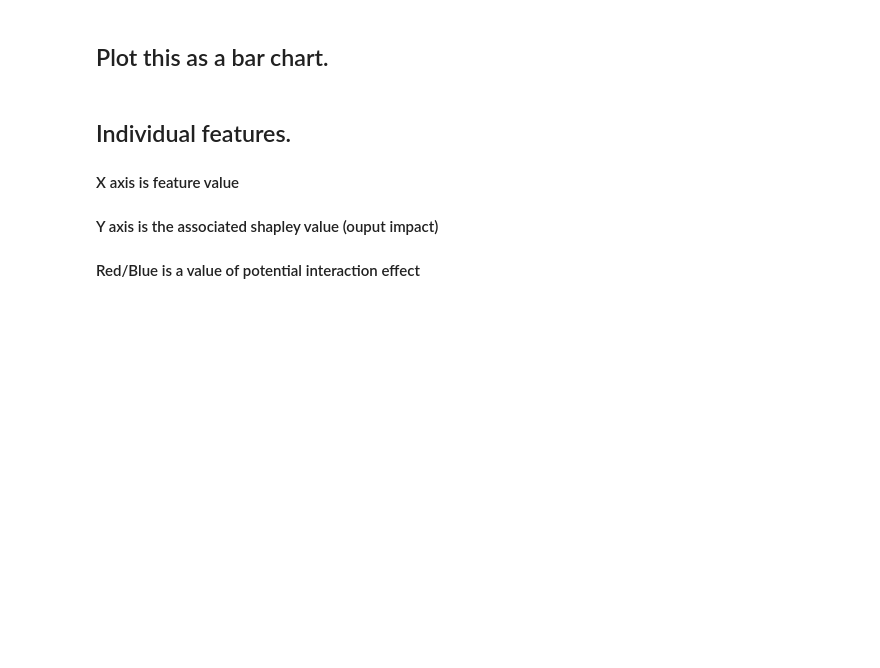
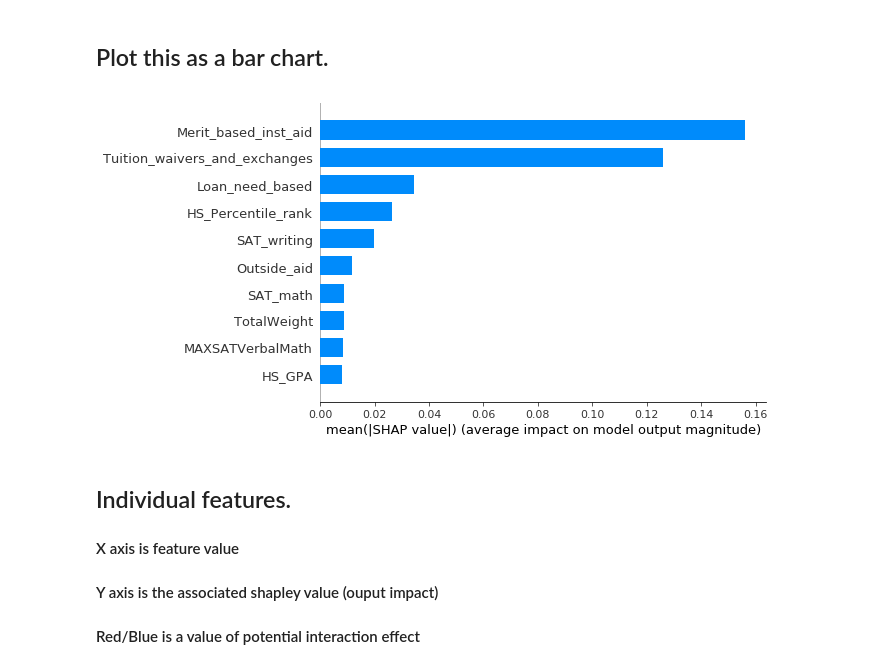
Before and after one commit to stibbs1998/Siena-Admissions-Internship, a Jupyter notebook: notebooks/014-st-feature_importance.ipynb, the cells around one changed output. Cells and saved outputs as stored; diff of their text form; code cells hidden in the pictures; blank space fills up the shorter version.

```diff
--- a/notebooks/014-st-feature_importance.ipynb
+++ b/notebooks/014-st-feature_importance.ipynb
@@ -45,8 +76,11 @@ shap.summary_plot(shap_values[0], X, max_display=10,
 # %% [markdown]
 ## Plot this as a bar chart.
 # %%
-shap.summary_plot(shap_values[0], X, max_display=10,
+shap.summary_plot(shap_values, X, max_display=10, show=False,
                   plot_type='bar')
+plt.savefig("../reports/figures/feature_importance/shapley_summary_bar.png")
+# %% [output]
+[figure, added]
 # %% [markdown]
 ## Individual features.
 
```
Also changed, not shown: parts of 9 cells of this notebook, 5 other files.
